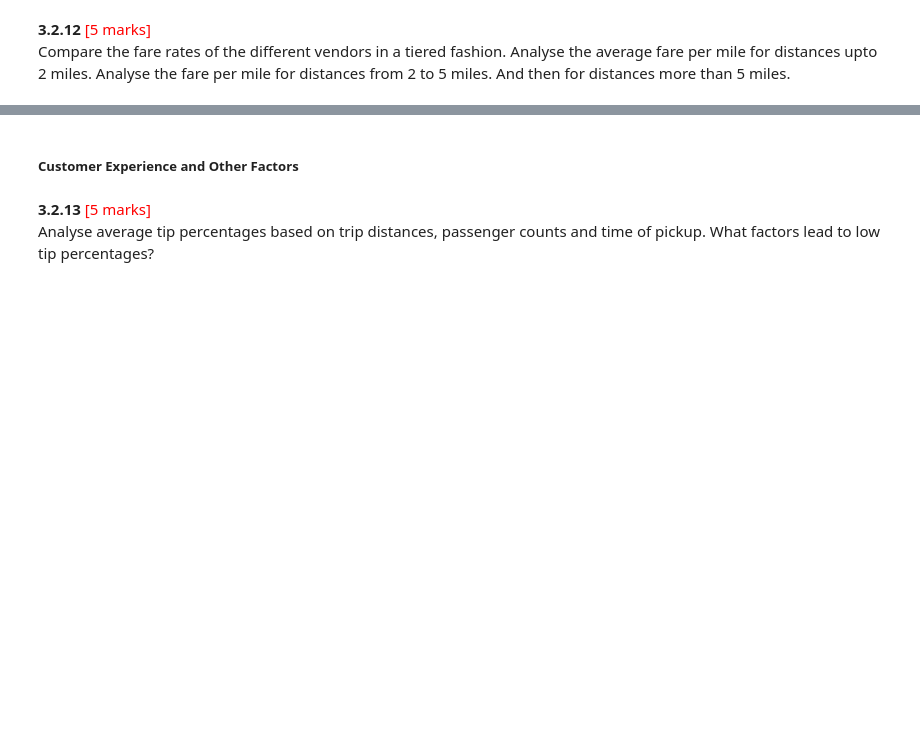
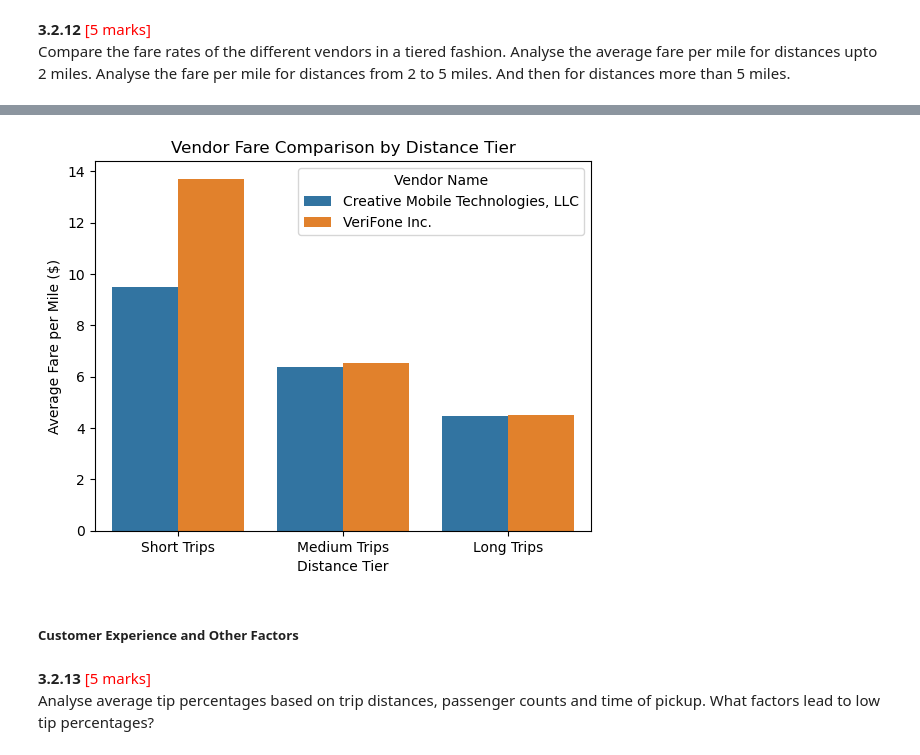
Before and after one commit to mpyar/eda_nyc_taxi, a Jupyter notebook: Analysis/EDA_Assg_NYC_Taxi_Starter.ipynb, the cells around one changed output, grey strips where cells are left out. Drawn from its saved outputs; the diff is of its cells as text; code cells hidden in the pictures; blank space fills up the shorter version.

```diff
--- a/Analysis/EDA_Assg_NYC_Taxi_Starter.ipynb
+++ b/Analysis/EDA_Assg_NYC_Taxi_Starter.ipynb
@@ -1947,0 +2022,13 @@ Compare the fare rates of the different vendors in a tiered fashion. Analyse the
+# %%
+# Defining distance tiers
+vendor_map = {1: 'Creative Mobile Technologies, LLC', 2: 'VeriFone Inc.'}
+merged_df['vendor_name'] = merged_df['VendorID'].map(vendor_map)
+
+#Categorizing trips by distance
+#Short Trips(<=2 miles)
+#Medium Trips(2-5 miles)
+#Long Trips(>5 miles)
+
+merged_df['distance_tier'] = pd.cut(merged_df['trip_distance'],bins=[0, 2, 5, float('inf')],labels=['Short Trips', 'Medium Trips', 'Long Trips'])
+avg_fare_vendor_tier = merged_df.groupby(['VendorID','vendor_name','distance_tier'], observed=True)['fare_per_mile'].mean().round(2).reset_index()
+avg_fare_vendor_tier
@@ -1948,3 +2043,16 @@ Compare the fare rates of the different vendors in a tiered fashion. Analyse the
+# %%
+sns.barplot(
+    data=avg_fare_vendor_tier,
+    x='distance_tier', y='fare_per_mile', hue='vendor_name'
+)
+
+plt.xlabel("Distance Tier")
+plt.ylabel("Average Fare per Mile ($)")
+plt.title("Vendor Fare Comparison by Distance Tier")
+plt.legend(title="Vendor Name")
+plt.show()
+# %% [output]
+[figure, added]
 # %% [markdown]
 ##### Customer Experience and Other Factors
 # %% [markdown]
```
Also changed, not shown: parts of 31 cells of this notebook.
